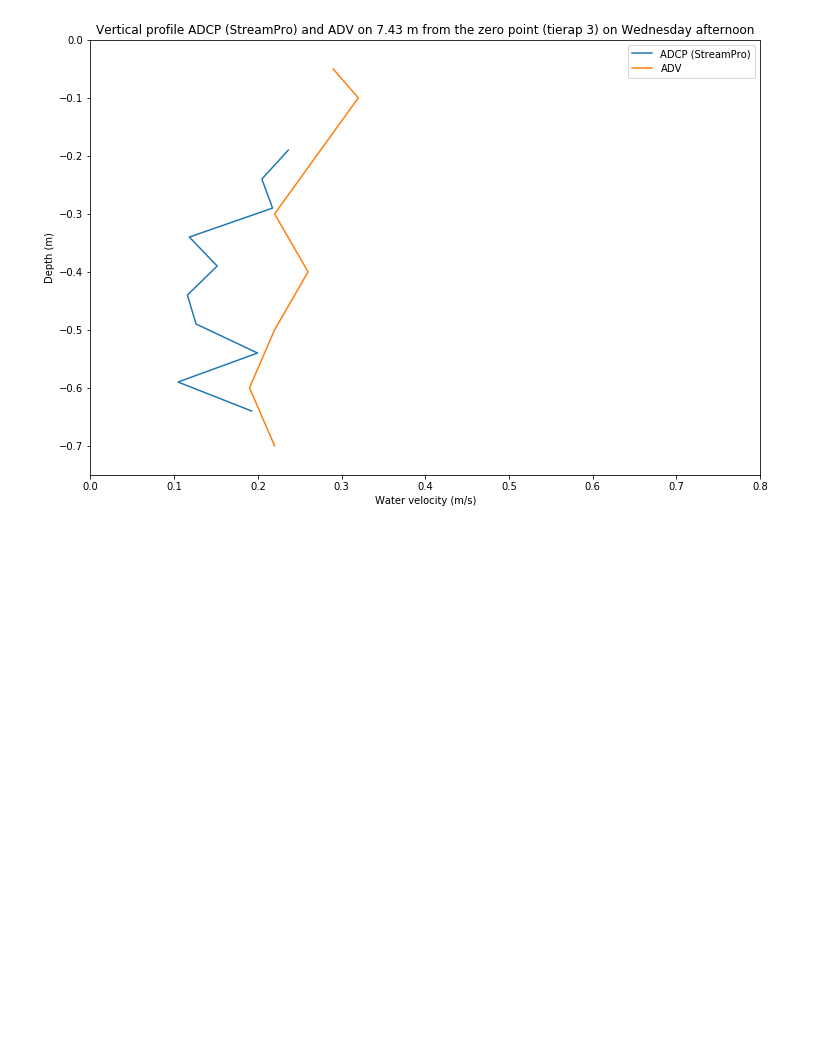
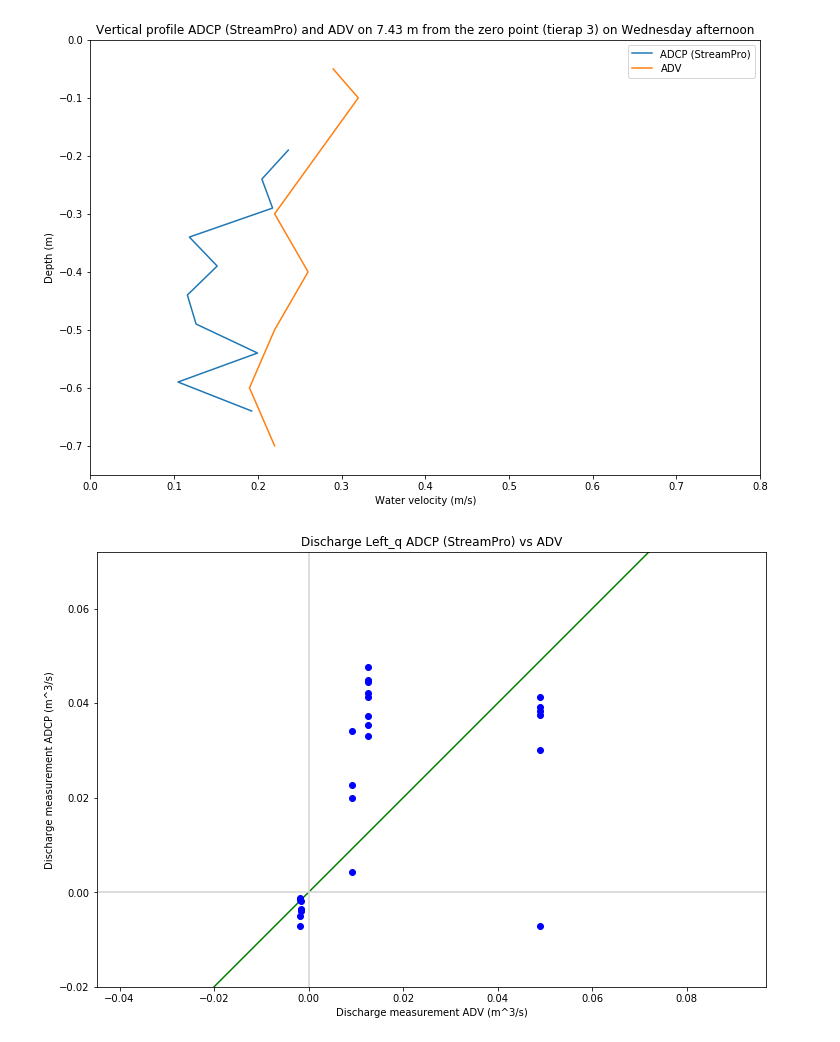
Before and after one commit to SjoerdGn/fieldwork-2019-adcp-adv, a Jupyter notebook: code/reading_streampro.ipynb, the cells around one changed output. Cells and saved outputs as stored; diff of their text form; code cells hidden in the pictures; blank space fills up the shorter version.

Commit message:
discharge figures streampro

```diff
--- a/code/reading_streampro.ipynb
+++ b/code/reading_streampro.ipynb
@@ -30,6 +30,8 @@ save_mid_depths = False
 
 save_extra_width = False
 
+save_discharge_figures = True
+
 folder_file_save = "../output_images/{}.png"
 folder_csv_save = "../data/{}.csv"
 depths_adcp_for_adv = folder_csv_save.format('depths_adcp_for_adv_{}'.format(device))
@@ -52,6 +54,13 @@ daynames = [i[3:] for i in os.listdir(basefolder)]
 # Four different qs per time period
 allqs = [np.zeros(numdays) for i in range(4)]
 
+# Every q ever, so no means
+every_q = {}
+every_q['Right_q'] = {}
+every_q['Left_q'] = {}
+every_q['Top_q'] = {}
+every_q['Middle_q'] = {}
+
 # Test tierap
 try:
     tierap = int(tierap)
@@ -301,6 +310,12 @@ for root, dirs, files in os.walk(basefolder, topdown=True):
     mean_topq = np.mean(tot_topq)
     mean_middleq = np.mean(tot_middleq)
 
+    # For the new data: do not take the mean, but rather save them all
+    every_q['Right_q'][daynames[day]] = tot_rightq
+    every_q['Left_q'][daynames[day]] = tot_leftq
+    every_q['Top_q'][daynames[day]] = tot_topq
+    every_q['Middle_q'][daynames[day]] = tot_middleq
+
     # Print means
     print()
     print('Mean Qs', day)
@@ -316,6 +331,7 @@ for root, dirs, files in os.walk(basefolder, topdown=True):
     allqs[2][day] = mean_topq
     allqs[3][day] = mean_middleq
 
+
     print()
     day +=1
 # %% [output]
@@ -342,3 +358,69 @@ Sum all 3.7176368440000003
 [figure]
 [figure]
 [figure]
+# %%
+
+adv_q_name = '/ADV-{device}-discharge per measurement.csv'.format(device=device)
+loc_adv = basefolder+adv_q_name
+adv_q = pd.read_csv(loc_adv, delimiter = ',')
+
+
+
+for header in adv_q.iloc[:,2:6]:
+    plt.figure(figsize = (12,8))
+    plt.plot(([-2, 2]),([-2,2]), 'g')
+    plt.axvline(0, color='lightgray')
+    plt.axhline(0, color='lightgray')
+
+    smart_count = True
+    man_count = True
+
+    for i in range(len(adv_q)):
+        q_from_adv = adv_q[header][i]
+        #print(q_from_adv)
+        day_adv = adv_q['Day'][i]
+        num = int(adv_q['Num'][i]-1)
+        q_from_adcp = every_q[header][day_adv][num]
+        #print(q_from_adcp)
+
+
+        plt.plot(q_from_adv, q_from_adcp, 'bo')
+
+
+    left_lim = 10
+    for i in every_q[header]:
+        j = min(every_q[header][i])
+        if j < left_lim:
+            left_lim = j
+
+    right_lim = -10
+    for i in every_q[header]:
+        j = max(every_q[header][i])
+        if j > right_lim:
+            right_lim = j
+
+    if header == "Left_q":
+        right_lim = 0.06
+    elif header == "Right_q":
+        right_lim = 0.03
+    elif header == 'Top_q':
+        right_lim = 0.8
+
+    left_lim = left_lim-0.5*left_lim-0.1*right_lim
+    left_lim = -0.02
+    right_lim = right_lim*1.2
+
+    titlestring = 'Discharge {position} ADCP ({device}) vs ADV'.format(
+        position = header,
+        device = device)
+
+    plt.title(titlestring)
+    plt.xlabel('Discharge measurement ADV (m^3/s)')
+    plt.ylabel('Discharge measurement ADCP (m^3/s)')
+    plt.axis('equal')
+    plt.xlim(left_lim, right_lim)
+    plt.ylim(left_lim, right_lim)
+    if save_discharge_figures:
+        plt.savefig(folder_file_save.format(titlestring), dpi=300)
+# %% [output]
+[figure, added]
```
Also changed, not shown: parts of 1 cell of this notebook, 6 other files.
